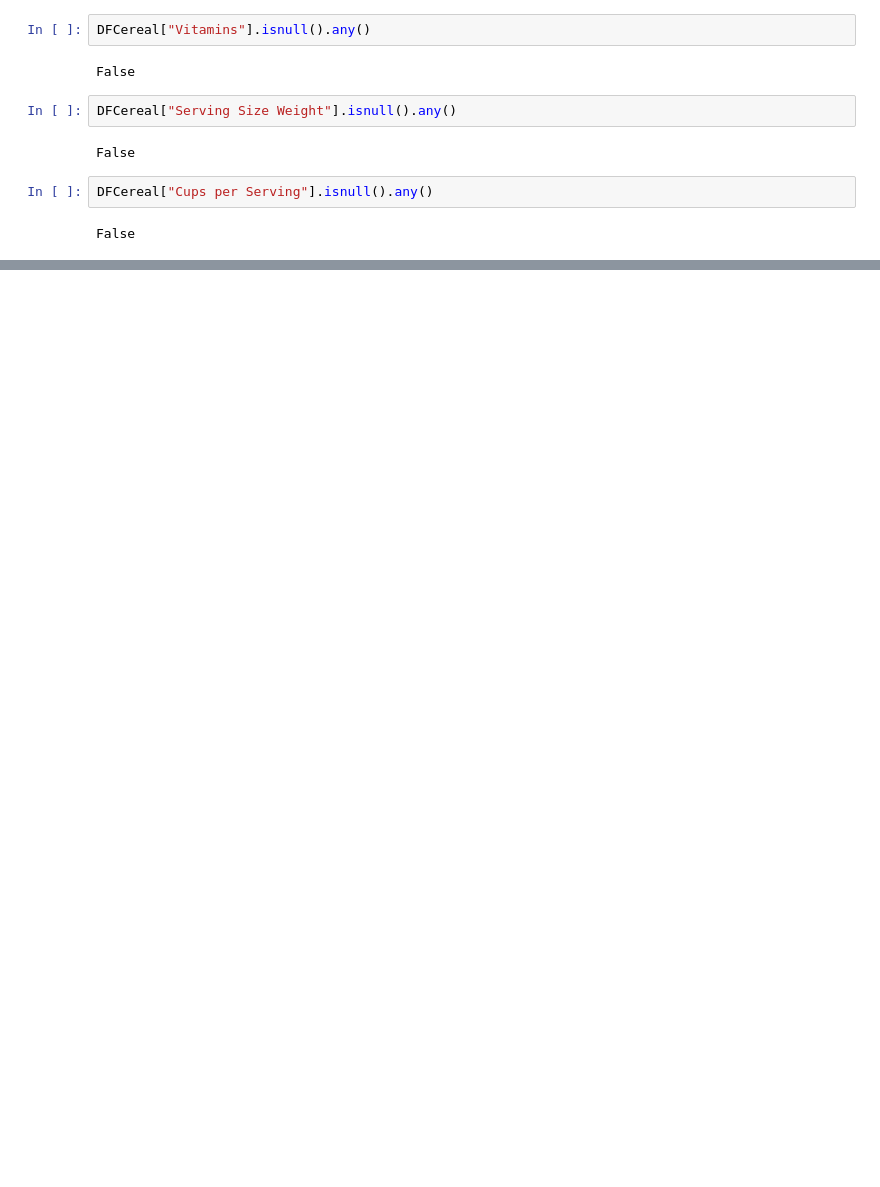
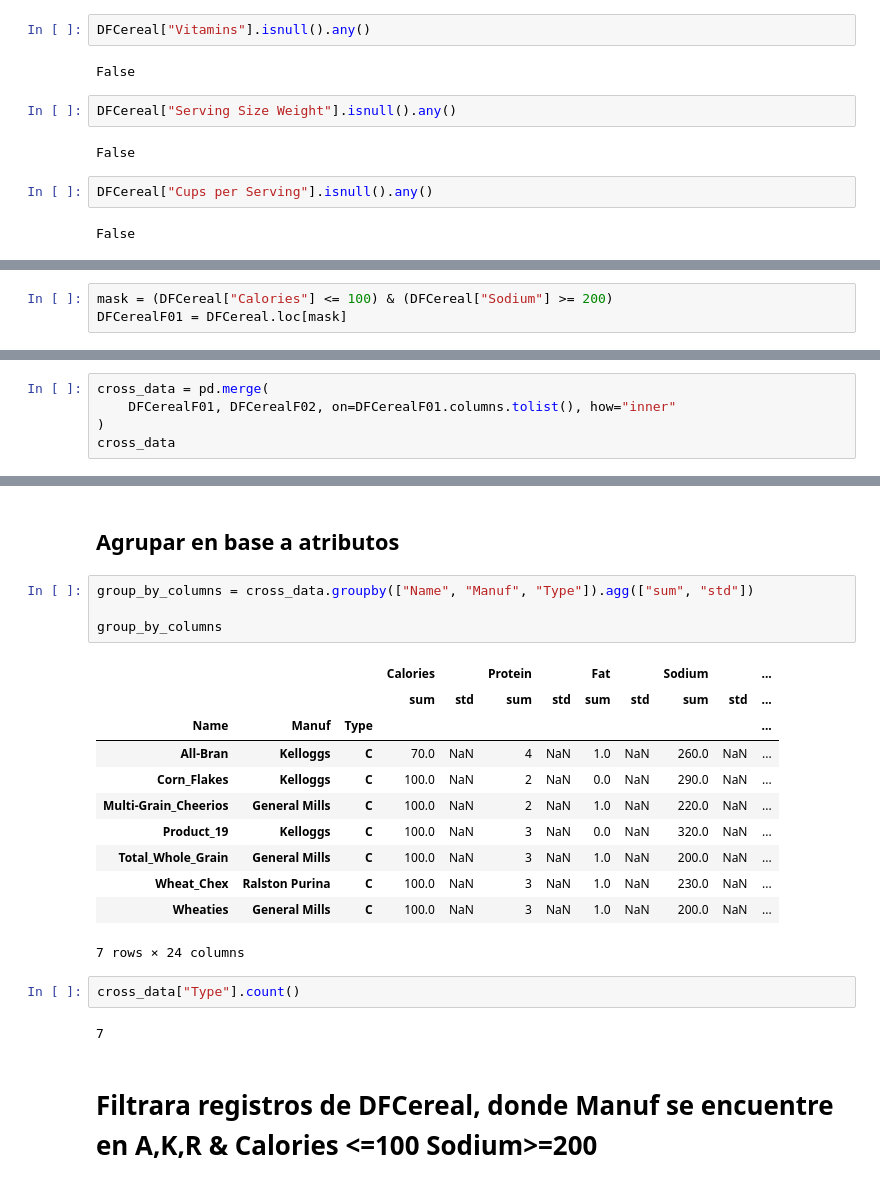
Before and after one commit to Kevin12-0/python-practics, a Jupyter notebook: ejecicios/notebook.ipynb, the cells around one changed output, grey strips where cells are left out. Cells and saved outputs as stored; diff of their text form; blank space fills up the shorter version.

```diff
--- a/ejecicios/notebook.ipynb
+++ b/ejecicios/notebook.ipynb
@@ -502,0 +506,3 @@ False
+# %%
+mask = (DFCereal["Calories"] <= 100) & (DFCereal["Sodium"] >= 200)
+DFCerealF01 = DFCereal.loc[mask]
@@ -502,0 +591,5 @@ False
+# %%
+cross_data = pd.merge(
+    DFCerealF01, DFCerealF02, on=DFCerealF01.columns.tolist(), how="inner"
+)
+cross_data
@@ -502,0 +605,24 @@ False
+# %% [markdown]
+## Agrupar en base a atributos
+# %%
+group_by_columns = cross_data.groupby(["Name", "Manuf", "Type"]).agg(["sum", "std"])
+
+group_by_columns
+# %% [output]
+|  |  |  | Calories |  | Protein |  | Fat |  | Sodium |  | ... |
+|  |  |  | sum | std | sum | std | sum | std | sum | std | ... |
+| Name | Manuf | Type |  |  |  |  |  |  |  |  | ... |
+| All-Bran | Kelloggs | C | 70.0 | NaN | 4 | NaN | 1.0 | NaN | 260.0 | NaN | ... |
+| Corn_Flakes | Kelloggs | C | 100.0 | NaN | 2 | NaN | 0.0 | NaN | 290.0 | NaN | ... |
+| Multi-Grain_Cheerios | General Mills | C | 100.0 | NaN | 2 | NaN | 1.0 | NaN | 220.0 | NaN | ... |
+| Product_19 | Kelloggs | C | 100.0 | NaN | 3 | NaN | 0.0 | NaN | 320.0 | NaN | ... |
+| Total_Whole_Grain | General Mills | C | 100.0 | NaN | 3 | NaN | 1.0 | NaN | 200.0 | NaN | ... |
+| Wheat_Chex | Ralston Purina | C | 100.0 | NaN | 3 | NaN | 1.0 | NaN | 230.0 | NaN | ... |
+| Wheaties | General Mills | C | 100.0 | NaN | 3 | NaN | 1.0 | NaN | 200.0 | NaN | ... |
+7 rows × 24 columns
+# %%
+cross_data["Type"].count()
+# %% [output]
+7
+# %% [markdown]
+# Filtrara registros de DFCereal, donde Manuf se encuentre en A,K,R & Calories <=100 Sodium>=200
```
Also changed, not shown: parts of 24 cells of this notebook, 1 other file.
